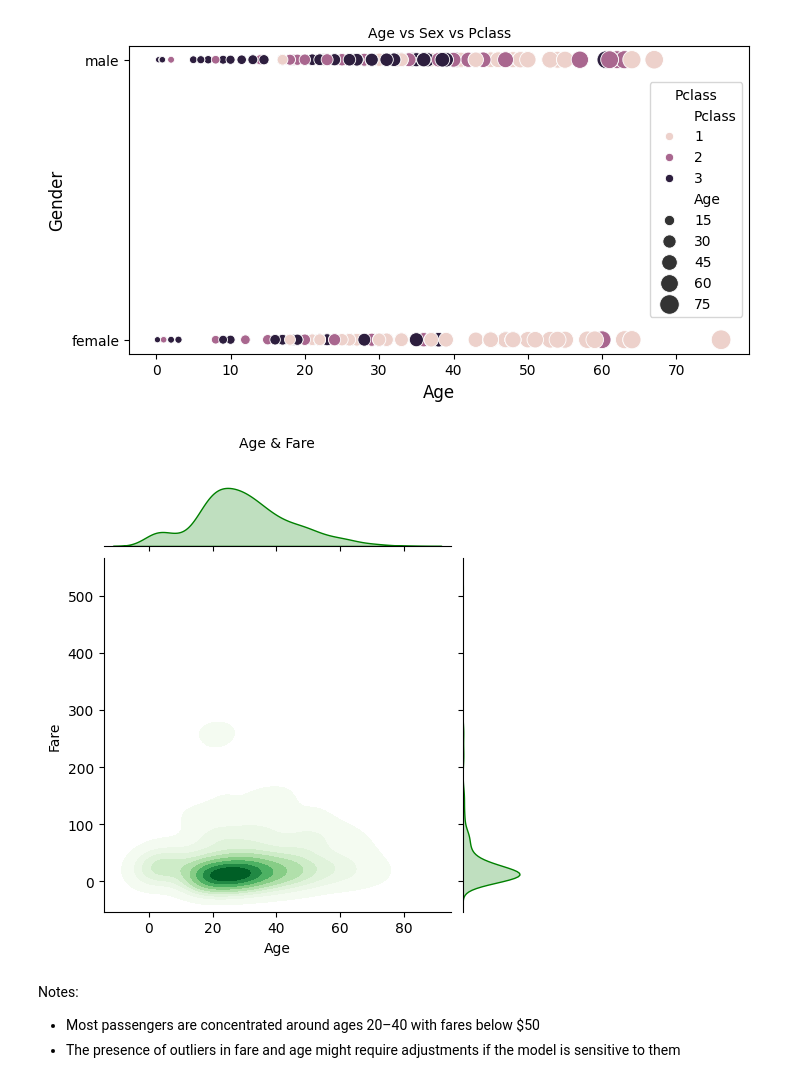
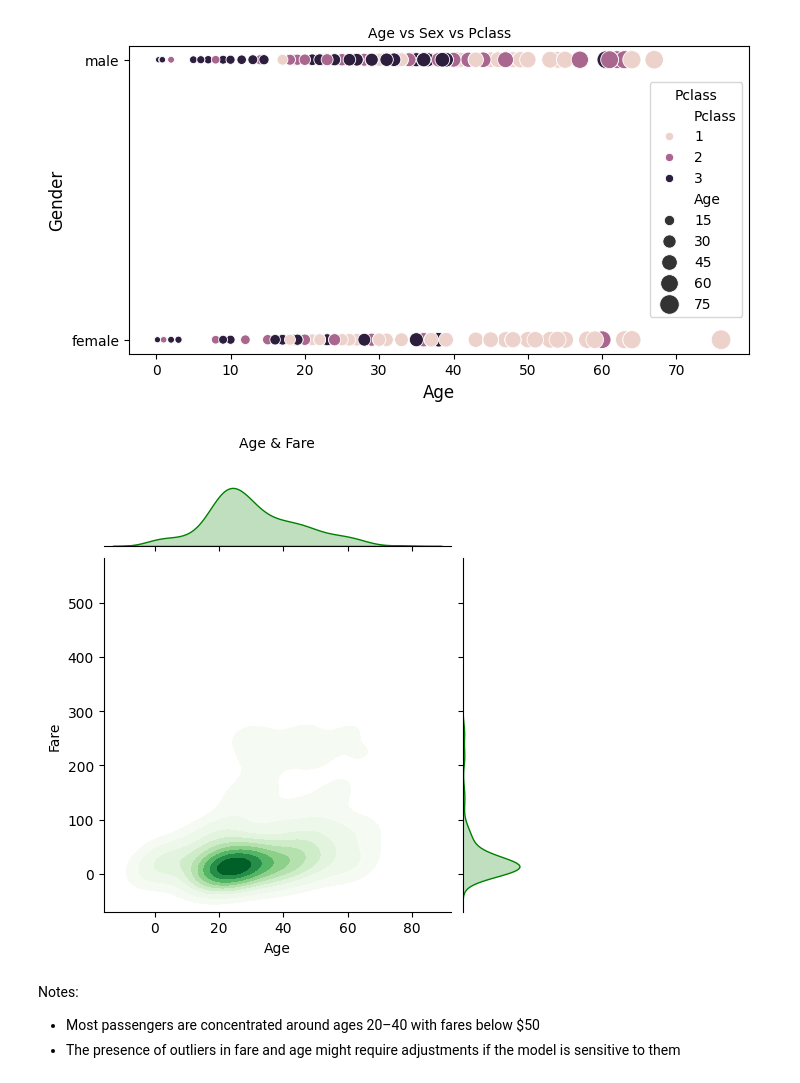
Before and after one commit to AnnaVerbytska/Titanic-Machine_Learning-from-Disaster, a Jupyter notebook: notebooks/EDA.ipynb, the cells around one changed output. Cells and saved outputs as stored; diff of their text form; code cells hidden in the pictures.

```diff
--- a/notebooks/EDA.ipynb
+++ b/notebooks/EDA.ipynb
@@ -293,13 +293,13 @@ fig.update_layout(
 fig.show()
 # %%
 # Visualise the relationaship between age and fare in a test set
-g = sns.JointGrid(data=train, x='Age', y='Fare', height=5)
+g = sns.JointGrid(data=test, x='Age', y='Fare', height=5)
 g.plot_joint(sns.kdeplot, cmap="Greens", fill=True)
 g.plot_marginals(sns.kdeplot, color='green', fill=True)
 g.ax_joint.set_title('Age & Fare', fontsize=10, pad = 80)
 plt.show()
 # %% [output]
-[figure, old version]
+[figure, new version]
 # %% [markdown]
 Notes:
 
```
Also changed, not shown: parts of 3 cells of this notebook, 3 other files.
